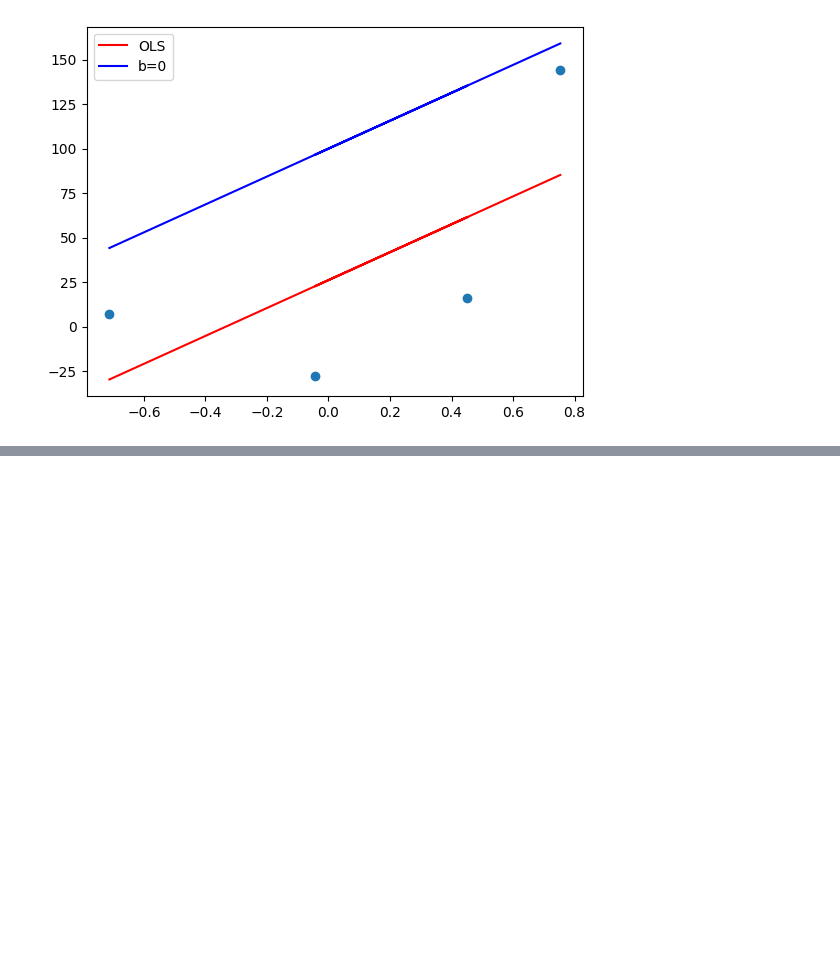
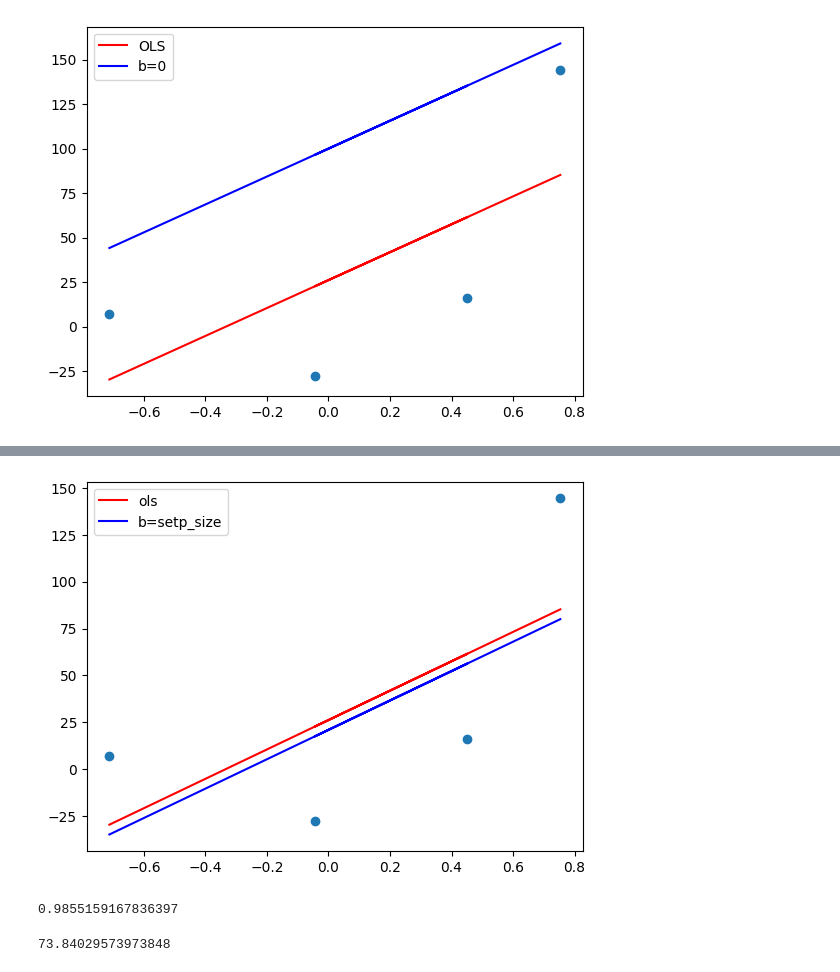
Before and after one commit to Shailsharma2604/code_sem4, a Jupyter notebook: class/M.L/class_6.ipynb, the cells around one changed output, grey strips where cells are left out. Drawn from its saved outputs; the diff is of its cells as text; code cells hidden in the pictures; blank space fills up the shorter version.

```diff
--- a/class/M.L/class_6.ipynb
+++ b/class/M.L/class_6.ipynb
@@ -100,3 +100,8 @@ plt.legend()
 plt.show()
 # %% [output]
 [figure]
+# %%
+m=78.35
+b=0
+loss_slope=-2*np.sum(y-m*x.ravel()-b)
+loss_slope
@@ -102,0 +110,4 @@ plt.show()
+# %%
+learningRate=0.1
+setp_size=loss_slope*learningRate
+setp_size
@@ -102,0 +116,3 @@ plt.show()
+# %%
+b=b-setp_size
+b
@@ -102,0 +125,3 @@ plt.show()
+# %%
+y_pred1=((78.35*x)+b).reshape(4)
+plt.scatter(x,y)
@@ -102,0 +131,8 @@ plt.show()
+# %%
+plt.scatter(x,y)
+plt.plot(x,lr.predict(x),color='red',label='ols')
+plt.plot(x,y_pred1,color='blue',label='b=setp_size')
+plt.legend()
+plt.show()
+# %% [output]
+[figure, added]
@@ -102,0 +142,9 @@ plt.show()
+# %%
+r2
+# %% [output]
+0.9855159167836397
+# %%
+from sklearn.metrics import mean_absolute_error
+mean_absolute_error(y_pred,lr.predict(x))
+# %% [output]
+73.84029573973848
```
Also changed, not shown: parts of 6 cells of this notebook, 1 other file.
